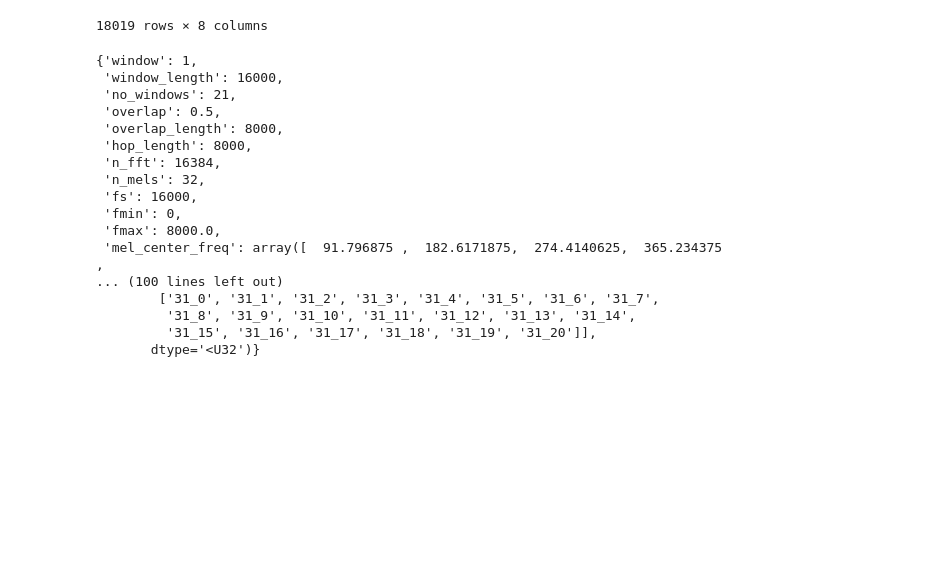
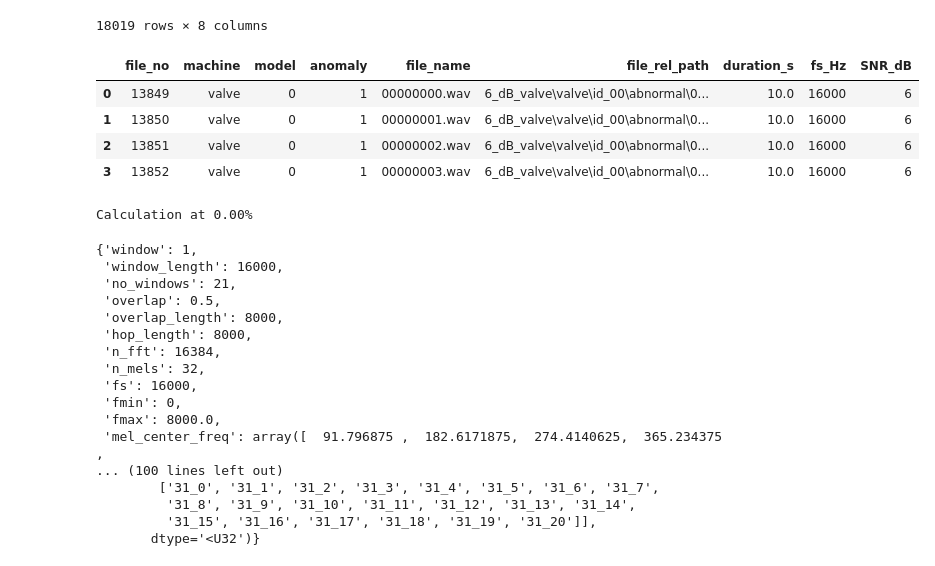
Before and after one commit to eceboran/AudioMalfunctionDetection, a Jupyter notebook: Code/Modeling/One-class SVM/feature_extraction_machines.ipynb, the cells around one changed output. Cells and saved outputs as stored; diff of their text form; code cells hidden in the pictures; blank space fills up the shorter version.

```diff
--- a/Code/Modeling/One-class SVM/feature_extraction_machines.ipynb
+++ b/Code/Modeling/One-class SVM/feature_extraction_machines.ipynb
@@ -57,6 +57,20 @@ for machine_type in machine_types:
     df_load.to_csv(os.path.join(features_dir, file_name), header=True, index=True)
     file_name = f"features_{machine_type}_{feature_type}_window_{window:.3f}_overlap_ratio_{overlap:.2f}_no_mel_bands_{n_mels:d}.csv"
     Xy.to_csv(os.path.join(features_dir, file_name), header=True, index=True)
+# %%
+df_load[0:4]
+# %% [output]
+|  | file_no | machine | model | anomaly | file_name | file_rel_path | duration_s | fs_Hz | SNR_dB |
+| 0 | 13849 | valve | 0 | 1 | 00000000.wav | 6_dB_valve\valve\id_00\abnormal\0... | 10.0 | 16000 | 6 |
+| 1 | 13850 | valve | 0 | 1 | 00000001.wav | 6_dB_valve\valve\id_00\abnormal\0... | 10.0 | 16000 | 6 |
+| 2 | 13851 | valve | 0 | 1 | 00000002.wav | 6_dB_valve\valve\id_00\abnormal\0... | 10.0 | 16000 | 6 |
+| 3 | 13852 | valve | 0 | 1 | 00000003.wav | 6_dB_valve\valve\id_00\abnormal\0... | 10.0 | 16000 | 6 |
+# %%
+X, y, Xy, ft_grid_names, params = get_melspec_features_from_files(data_dir, df_load[0:4],
+                                                                  window, overlap=overlap, n_mels=n_mels,
+                                                                  feature_type=feature_type)
+# %% [output]
+Calculation at 0.00%
 # %%
 params
 # %% [output]
```
Also changed, not shown: parts of 3 cells of this notebook, 5 other files.
